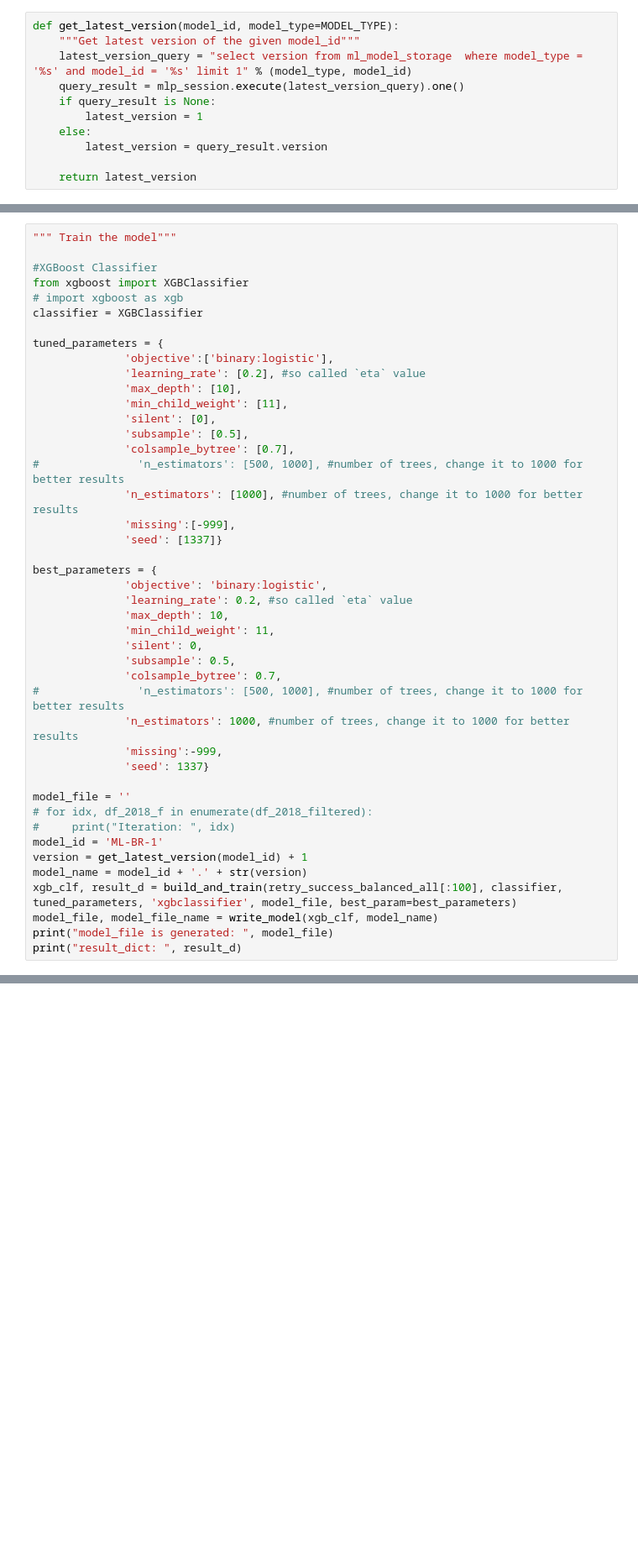
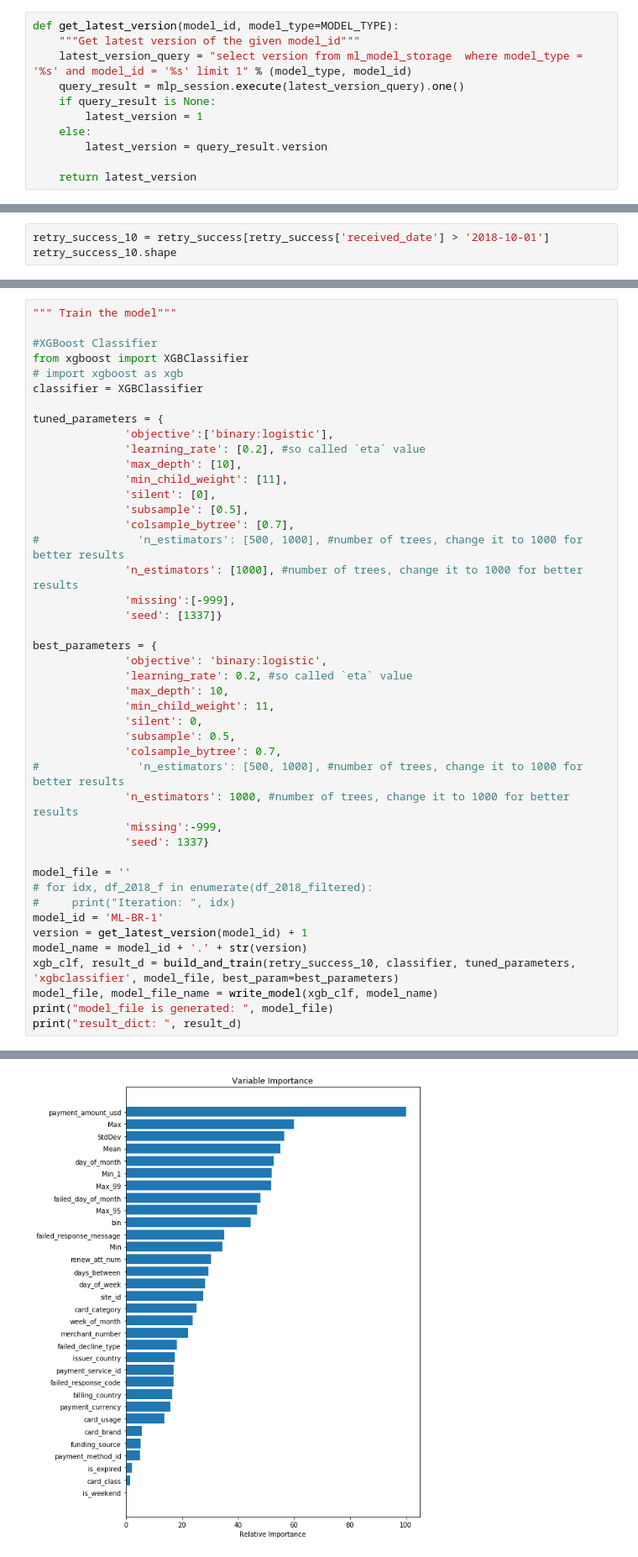
Before and after one commit to songyunlu/ml_training_tool, a Jupyter notebook: srs-train-retry-success.ipynb, the cells around one changed output, grey strips where cells are left out. Shown at 84% size. Drawn from its saved outputs; the diff is of its cells as text; blank space fills up the shorter version.

```diff
--- a/srs-train-retry-success.ipynb
+++ b/srs-train-retry-success.ipynb
@@ -633,0 +618,3 @@ def upload_artifact(file_path):
+# %%
+retry_success_10 = retry_success[retry_success['received_date'] > '2018-10-01']
+retry_success_10.shape
@@ -671,7 +1293,7 @@ model_file = ''
 model_id = 'ML-BR-1'
 version = get_latest_version(model_id) + 1
 model_name = model_id + '.' + str(version)
-xgb_clf, result_d = build_and_train(retry_success_balanced_all[:100], classifier, tuned_parameters, 'xgbclassifier', model_file, best_param=best_parameters)
+xgb_clf, result_d = build_and_train(retry_success_10, classifier, tuned_parameters, 'xgbclassifier', model_file, best_param=best_parameters)
 model_file, model_file_name = write_model(xgb_clf, model_name)
 print("model_file is generated: ", model_file)
 print("result_dict: ", result_d)
@@ -696,0 +1418 @@ KeyError: 'is_weekend'
+[figure, added]
```
Also changed, not shown: parts of 60 cells of this notebook, 1 other file.
